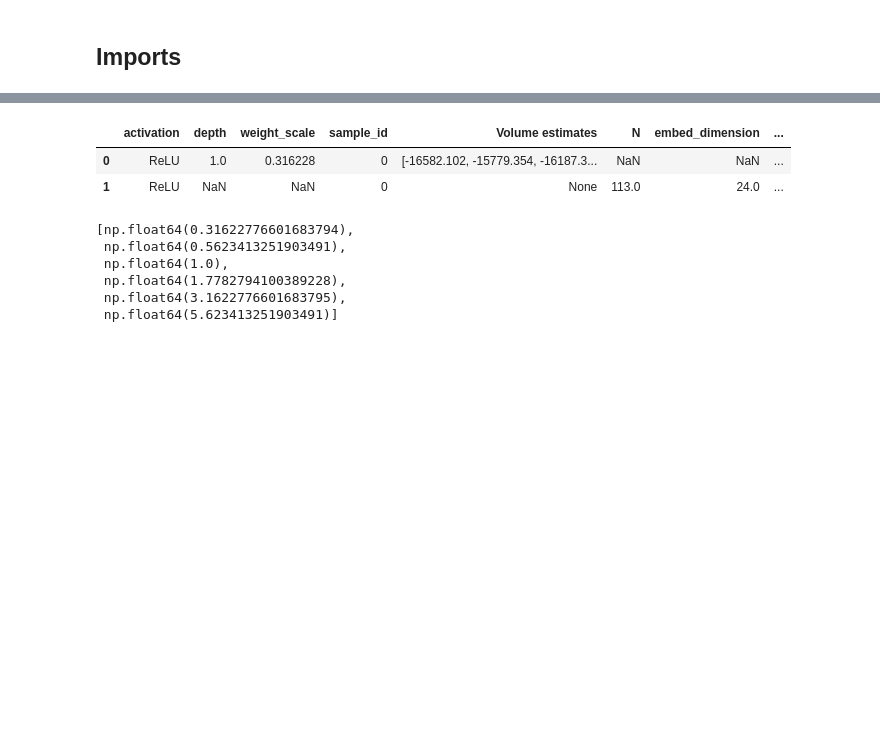
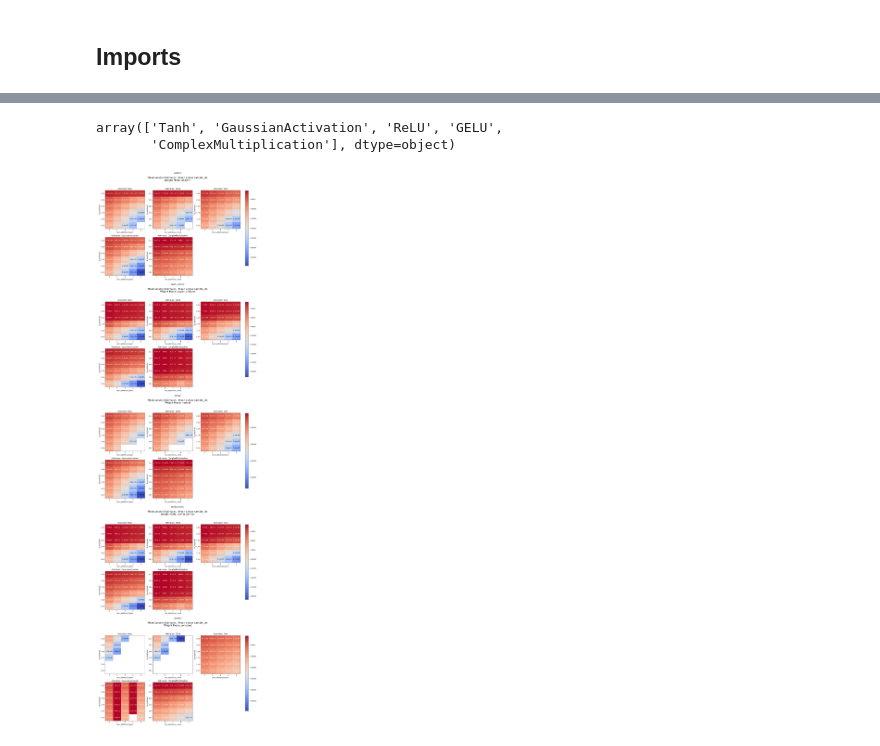
Before and after one commit to EleutherAI/tyche, a Jupyter notebook: notebooks/inductive_bias.ipynb, the cells around one changed output, grey strips where cells are left out. Saved outputs shown, nothing was run; the diff lists cells and outputs as text; code cells hidden in the pictures; blank space fills up the shorter version.

```diff
--- a/notebooks/inductive_bias.ipynb
+++ b/notebooks/inductive_bias.ipynb
@@ -213,8 +115,0 @@ RuntimeError: Expected all tensors to be on the same device, but found at least
-# %%
-# read /home/louis/shared_database.parquet
-import pandas as pd
-import os
-from tqdm import tqdm
-
-# Load the parquet file
-df = pd.read_parquet("/home/louis/shared_database.parquet")
@@ -221,6 +404,10 @@ df = pd.read_parquet("/home/louis/shared_database.parquet")
+# %%
+WEIGHT_MODES = ["uniform", "xavier_uniform", "normal", "xavier_normal", "constant"]
+# %%
+path = "/home/louis/tyche/scripts/shared_database.parquet"
+df = pd.read_parquet(path)
 # %%
-df
+df["activation"].unique()
 # %% [output]
-|  | activation | depth | weight_scale | sample_id | Volume estimates | N | embed_dimension | ... |
-| 0 | ReLU | 1.0 | 0.316228 | 0 | [-16582.102, -15779.354, -16187.3... | NaN | NaN | ... |
-| 1 | ReLU | NaN | NaN | 0 | None | 113.0 | 24.0 | ... |
+array(['Tanh', 'GaussianActivation', 'ReLU', 'GELU',
+       'ComplexMultiplication'], dtype=object)
@@ -233,9 +414,50 @@ WEIGHTSCALE = [math.sqrt(10) ** i for i in np.arange(-1, 2, 0.5)]
-# %%
-WEIGHTSCALE
-# %% [output]
-[np.float64(0.31622776601683794),
- np.float64(0.5623413251903491),
- np.float64(1.0),
- np.float64(1.7782794100389228),
- np.float64(3.1622776601683795),
- np.float64(5.623413251903491)]
+# %%
+import matplotlib.pyplot as plt
+import matplotlib.gridspec as gridspec
+import io
+from PIL import Image
+import numpy as np
+
+# Assuming df and WEIGHT_MODES are defined
+
+num_weight_modes = len(WEIGHT_MODES)
+num_activations = 5  # Assuming generate_heatmaps produces a plot with 5 heatmaps
+
+# Determine the layout of the combined image grid
+num_rows = num_weight_modes
+num_cols = 1  # You can adjust this for a different arrangement
+
+# Create the combined figure
+fig_combined = plt.figure(figsize=(15 * num_cols, 10 * num_rows))
+gs = gridspec.GridSpec(num_rows, num_cols)
+
+for i, weight_mode in enumerate(WEIGHT_MODES):
+    # Call generate_heatmaps to create the plot
+    fig_individual = generate_heatmaps(
+        df=df,
+        weight_mode=weight_mode,
+        stat_type="mean",
+        volume_stat="mean",
+        cmap="coolwarm",
+    )
+
+    # Save the individual figure to a BytesIO object (in-memory)
+    buf = io.BytesIO()
+    fig_individual.savefig(buf, format="png")
+    buf.seek(0)
+    img = Image.open(buf)
+    img_array = np.array(img)
+    plt.close(fig_individual)  # Close the individual figure
+
+    # Add the image to the combined figure
+    row = i // num_cols
+    col = i % num_cols
+    ax = fig_combined.add_subplot(gs[row, col])
+    ax.imshow(img_array)
+    ax.axis("off")  # Turn off axis labels and ticks
+    ax.set_title(WEIGHT_MODES[i])
+
+plt.tight_layout()
+plt.show()
+# %% [output]
+[figure, added]
```
Also changed, not shown: parts of 24 cells of this notebook, 11 other files.
